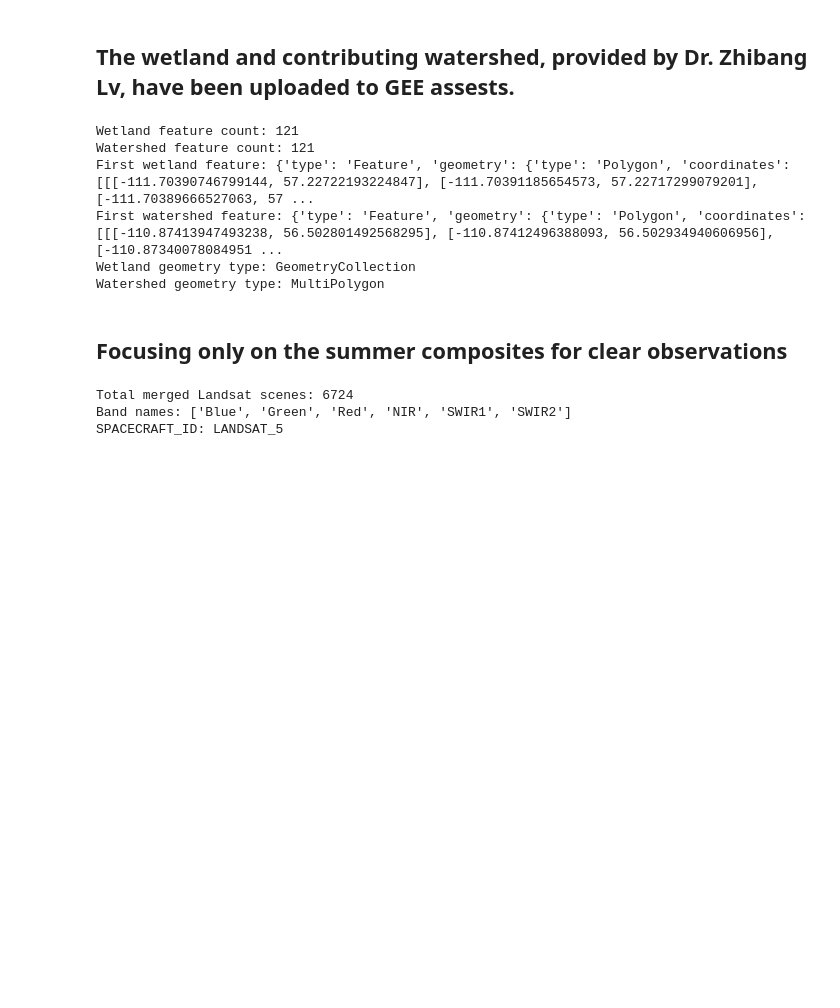
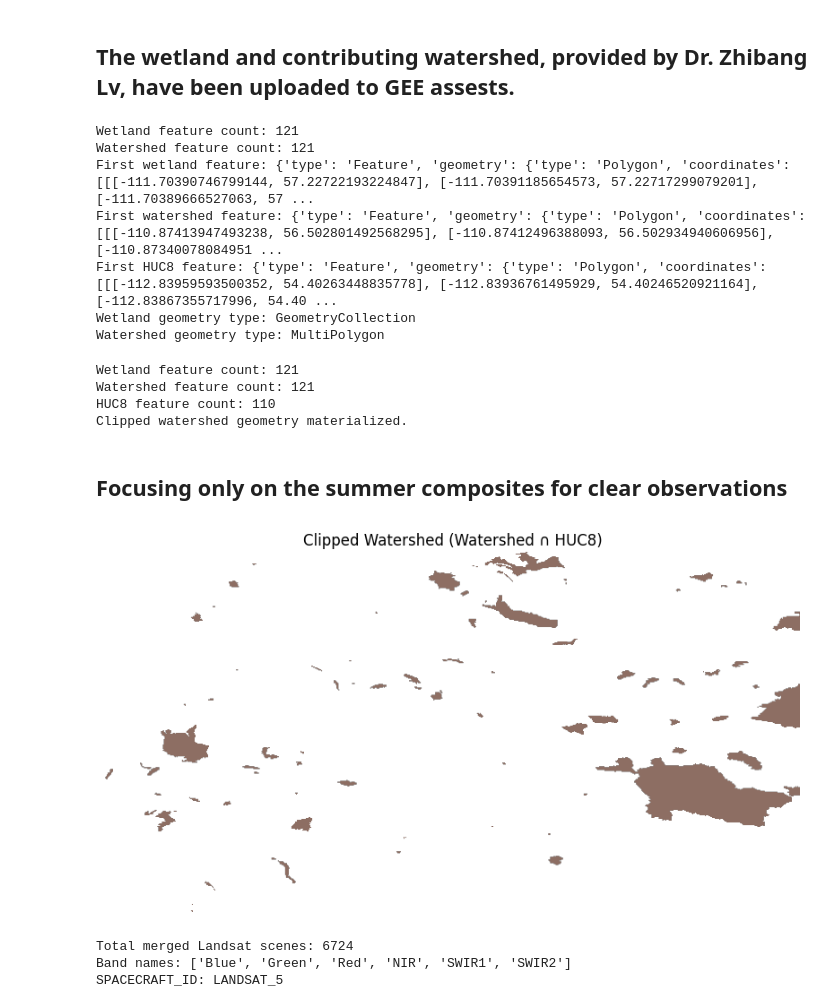
Before and after one commit to Mohammed777777777/Oil-Sand-Monitoring, a Jupyter notebook: TimeSeries_Wetland_OSM.ipynb, the cells around one changed output. Cells and saved outputs as stored; diff of their text form; code cells hidden in the pictures; blank space fills up the shorter version.

```diff
--- a/TimeSeries_Wetland_OSM.ipynb
+++ b/TimeSeries_Wetland_OSM.ipynb
@@ -38,12 +38,14 @@ ee.Initialize(project='osmgee')
 # Load the two feature collections — kept separate for later zonal extraction
 wetlands = ee.FeatureCollection('projects/osmgee/assets/OSM_Wetland')
 watersheds = ee.FeatureCollection('projects/osmgee/assets/OSM_Watersheds')
+huc8s = ee.FeatureCollection('projects/osmgee/assets/OSR_HUC8')
 
 # Quick sanity checks
 print('Wetland feature count:', wetlands.size().getInfo())
 print('Watershed feature count:', watersheds.size().getInfo())
 print('First wetland feature:', wetlands.first().getInfo())
 print('First watershed feature:', watersheds.first().getInfo())
+print('First HUC8 feature:', huc8s.first().getInfo())
 
 # ------------------------------------------------------------------
 # Two distinct study areas, kept separate for later NDVI extraction:
@@ -63,10 +65,79 @@ Wetland feature count: 121
 Watershed feature count: 121
 First wetland feature: {'type': 'Feature', 'geometry': {'type': 'Polygon', 'coordinates': [[[-111.70390746799144, 57.22722193224847], [-111.70391185654573, 57.22717299079201], [-111.70389666527063, 57 ...
 First watershed feature: {'type': 'Feature', 'geometry': {'type': 'Polygon', 'coordinates': [[[-110.87413947493238, 56.502801492568295], [-110.87412496388093, 56.502934940606956], [-110.87340078084951 ...
+First HUC8 feature: {'type': 'Feature', 'geometry': {'type': 'Polygon', 'coordinates': [[[-112.83959593500352, 54.40263448835778], [-112.83936761495929, 54.40246520921164], [-112.83867355717996, 54.40 ...
 Wetland geometry type: GeometryCollection
 Watershed geometry type: MultiPolygon
+# %%
+# ============================================
+# Load feature collections, including HUC8 boundaries
+# ============================================
+
+wetlands = ee.FeatureCollection('projects/osmgee/assets/OSM_Wetland')
+watersheds = ee.FeatureCollection('projects/osmgee/assets/OSM_Watersheds')
+huc8s = ee.FeatureCollection('projects/osmgee/assets/OSR_HUC8')
+
+print('Wetland feature count:', wetlands.size().getInfo())
+print('Watershed feature count:', watersheds.size().getInfo())
+print('HUC8 feature count:', huc8s.size().getInfo())
+
+# ============================================
+# Clip watersheds to HUC8 boundaries (intersection)
+# ============================================
+
+watershed_geom = watersheds.geometry()
+huc8_geom = huc8s.geometry()
+
+clippedWatershed_geom = watershed_geom.intersection(huc8_geom, maxError=1)
+
+# Materialize it now (compute once), same lesson as the earlier
+# watershed_minus_wetland fix — avoids recomputing this expensive
+# vector operation every time it's referenced downstream
+clippedWatershed_geom = ee.Geometry(clippedWatershed_geom.getInfo())
+
+print('Clipped watershed geometry materialized.')
+# %% [output]
+Wetland feature count: 121
+Watershed feature count: 121
+HUC8 feature count: 110
+Clipped watershed geometry materialized.
 # %% [markdown]
 ## Focusing only on the summer composites for clear observations
+# %%
+# ============================================
+# Visualize clippedWatershed_geom only
+# ============================================
+
+clipped_feature = ee.FeatureCollection([ee.Feature(clippedWatershed_geom)])
+
+clipped_image = ee.Image().byte().paint(
+    featureCollection=clipped_feature,
+    color=1
+)
+
+thumb_url = clipped_image.getThumbURL({
+    'min': 0,
+    'max': 1,
+    'palette': ['white', '#8D6E63'],
+    'dimensions': 768,
+    'region': clippedWatershed_geom,
+})
+
+import requests
+from PIL import Image
+from io import BytesIO
+import matplotlib.pyplot as plt
+
+response = requests.get(thumb_url)
+img = Image.open(BytesIO(response.content))
+
+plt.figure(figsize=(10, 10))
+plt.imshow(img)
+plt.axis('off')
+plt.title('Clipped Watershed (Watershed \u2229 HUC8)')
+plt.show()
+# %% [output]
+[figure, added]
 # %%
 # ============================================
 # Study period and growing season window
```
Also changed, not shown: parts of 12 cells of this notebook.
